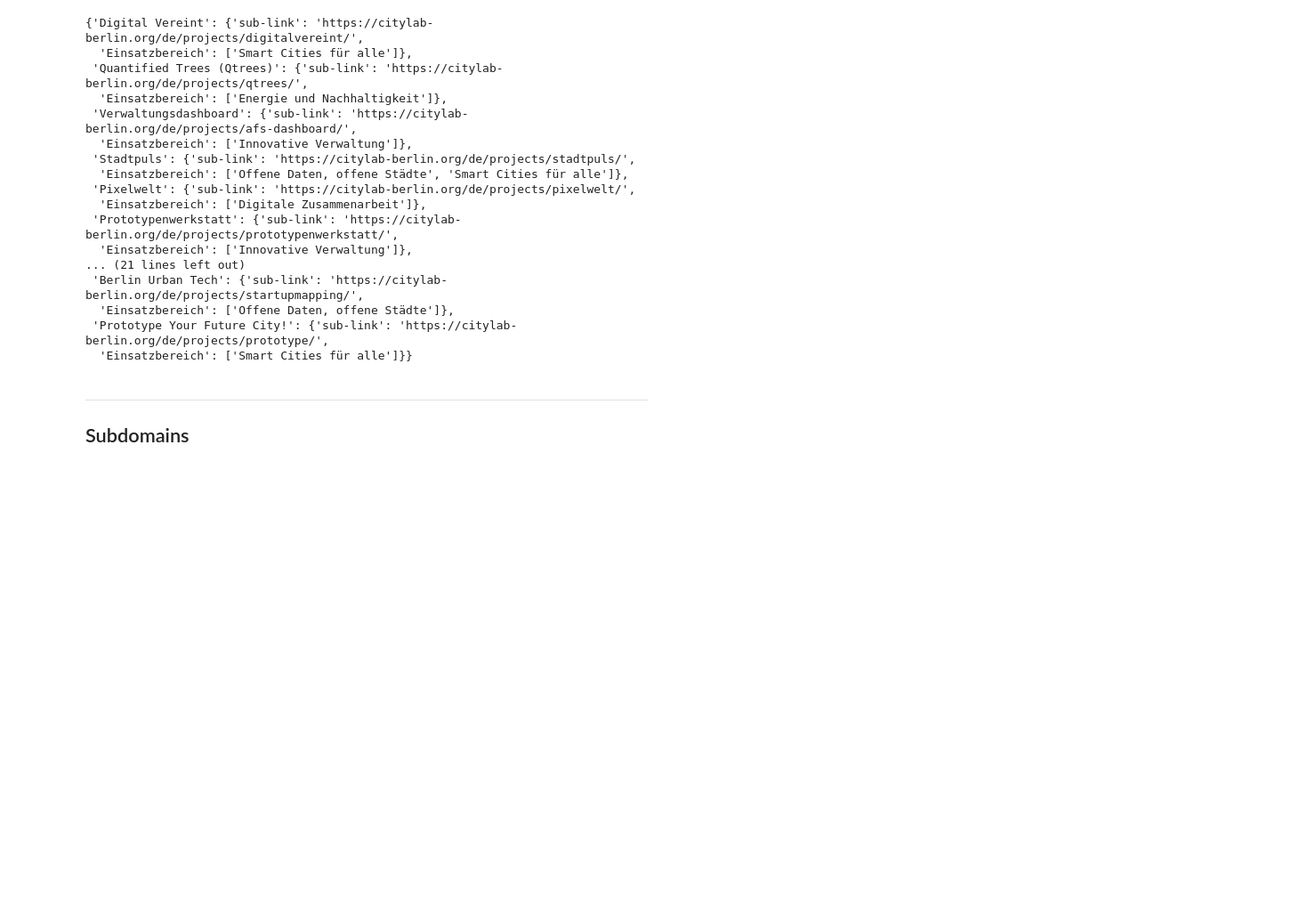
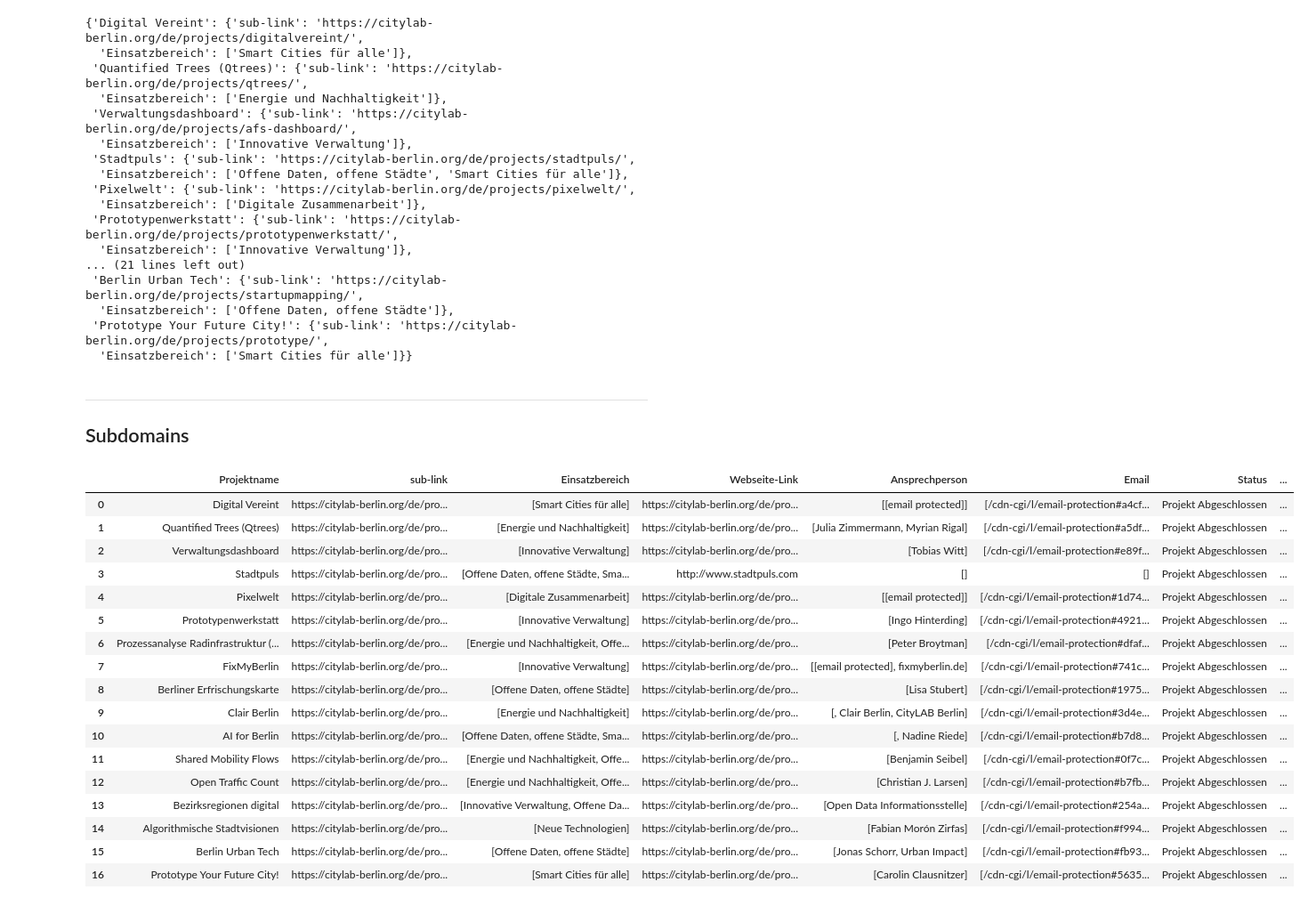
Before and after one commit to Caritas-Deutschland-Digitallabor/datenprojekte, a Jupyter notebook: Webscraping/Citylab-Berlin/scrape_citylab-berlin.ipynb, the cells around one changed output. Shown at 89% size. Saved outputs shown, nothing was run; the diff lists cells and outputs as text; code cells hidden in the pictures; blank space fills up the shorter version.

```diff
--- a/Webscraping/Citylab-Berlin/scrape_citylab-berlin.ipynb
+++ b/Webscraping/Citylab-Berlin/scrape_citylab-berlin.ipynb
@@ -288,6 +293,27 @@ df_abgeschlossen = pd.DataFrame()
 df_abgeschlossen["Projektname"] = abgeschlossen_dict.keys()
 values_df = pd.DataFrame(list(abgeschlossen_dict.values()))
 df_abgeschlossen = pd.concat([df_abgeschlossen, values_df], axis=1)
+# %%
+df_abgeschlossen
+# %% [output]
+|  | Projektname | sub-link | Einsatzbereich | Webseite-Link | Ansprechperson | Email | Status | ... |
+| 0 | Digital Vereint | https://citylab-berlin.org/de/pro... | [Smart Cities für alle] | https://citylab-berlin.org/de/pro... | [[email protected]] | [/cdn-cgi/l/email-protection#a4cf... | Projekt Abgeschlossen | ... |
+| 1 | Quantified Trees (Qtrees) | https://citylab-berlin.org/de/pro... | [Energie und Nachhaltigkeit] | https://citylab-berlin.org/de/pro... | [Julia Zimmermann, Myrian Rigal] | [/cdn-cgi/l/email-protection#a5df... | Projekt Abgeschlossen | ... |
+| 2 | Verwaltungsdashboard | https://citylab-berlin.org/de/pro... | [Innovative Verwaltung] | https://citylab-berlin.org/de/pro... | [Tobias Witt] | [/cdn-cgi/l/email-protection#e89f... | Projekt Abgeschlossen | ... |
+| 3 | Stadtpuls | https://citylab-berlin.org/de/pro... | [Offene Daten, offene Städte, Sma... | http://www.stadtpuls.com | [] | [] | Projekt Abgeschlossen | ... |
+| 4 | Pixelwelt | https://citylab-berlin.org/de/pro... | [Digitale Zusammenarbeit] | https://citylab-berlin.org/de/pro... | [[email protected]] | [/cdn-cgi/l/email-protection#1d74... | Projekt Abgeschlossen | ... |
+| 5 | Prototypenwerkstatt | https://citylab-berlin.org/de/pro... | [Innovative Verwaltung] | https://citylab-berlin.org/de/pro... | [Ingo Hinterding] | [/cdn-cgi/l/email-protection#4921... | Projekt Abgeschlossen | ... |
+| 6 | Prozessanalyse Radinfrastruktur (... | https://citylab-berlin.org/de/pro... | [Energie und Nachhaltigkeit, Offe... | https://citylab-berlin.org/de/pro... | [Peter Broytman] | [/cdn-cgi/l/email-protection#dfaf... | Projekt Abgeschlossen | ... |
+| 7 | FixMyBerlin | https://citylab-berlin.org/de/pro... | [Innovative Verwaltung] | https://citylab-berlin.org/de/pro... | [[email protected], fixmyberlin.de] | [/cdn-cgi/l/email-protection#741c... | Projekt Abgeschlossen | ... |
+| 8 | Berliner Erfrischungskarte | https://citylab-berlin.org/de/pro... | [Offene Daten, offene Städte] | https://citylab-berlin.org/de/pro... | [Lisa Stubert] | [/cdn-cgi/l/email-protection#1975... | Projekt Abgeschlossen | ... |
+| 9 | Clair Berlin | https://citylab-berlin.org/de/pro... | [Energie und Nachhaltigkeit] | https://citylab-berlin.org/de/pro... | [, Clair Berlin, CityLAB Berlin] | [/cdn-cgi/l/email-protection#3d4e... | Projekt Abgeschlossen | ... |
+| 10 | AI for Berlin | https://citylab-berlin.org/de/pro... | [Offene Daten, offene Städte, Sma... | https://citylab-berlin.org/de/pro... | [, Nadine Riede] | [/cdn-cgi/l/email-protection#b7d8... | Projekt Abgeschlossen | ... |
+| 11 | Shared Mobility Flows | https://citylab-berlin.org/de/pro... | [Energie und Nachhaltigkeit, Offe... | https://citylab-berlin.org/de/pro... | [Benjamin Seibel] | [/cdn-cgi/l/email-protection#0f7c... | Projekt Abgeschlossen | ... |
+| 12 | Open Traffic Count | https://citylab-berlin.org/de/pro... | [Energie und Nachhaltigkeit, Offe... | https://citylab-berlin.org/de/pro... | [Christian J. Larsen] | [/cdn-cgi/l/email-protection#b7fb... | Projekt Abgeschlossen | ... |
+| 13 | Bezirksregionen digital | https://citylab-berlin.org/de/pro... | [Innovative Verwaltung, Offene Da... | https://citylab-berlin.org/de/pro... | [Open Data Informationsstelle] | [/cdn-cgi/l/email-protection#254a... | Projekt Abgeschlossen | ... |
+| 14 | Algorithmische Stadtvisionen | https://citylab-berlin.org/de/pro... | [Neue Technologien] | https://citylab-berlin.org/de/pro... | [Fabian Morón Zirfas] | [/cdn-cgi/l/email-protection#f994... | Projekt Abgeschlossen | ... |
+| 15 | Berlin Urban Tech | https://citylab-berlin.org/de/pro... | [Offene Daten, offene Städte] | https://citylab-berlin.org/de/pro... | [Jonas Schorr, Urban Impact] | [/cdn-cgi/l/email-protection#fb93... | Projekt Abgeschlossen | ... |
+| 16 | Prototype Your Future City! | https://citylab-berlin.org/de/pro... | [Smart Cities für alle] | https://citylab-berlin.org/de/pro... | [Carolin Clausnitzer] | [/cdn-cgi/l/email-protection#5635... | Projekt Abgeschlossen | ... |
 # %%
 df_laufend = pd.DataFrame()
 
```
Also changed, not shown: parts of 4 cells of this notebook, 8 other files.
